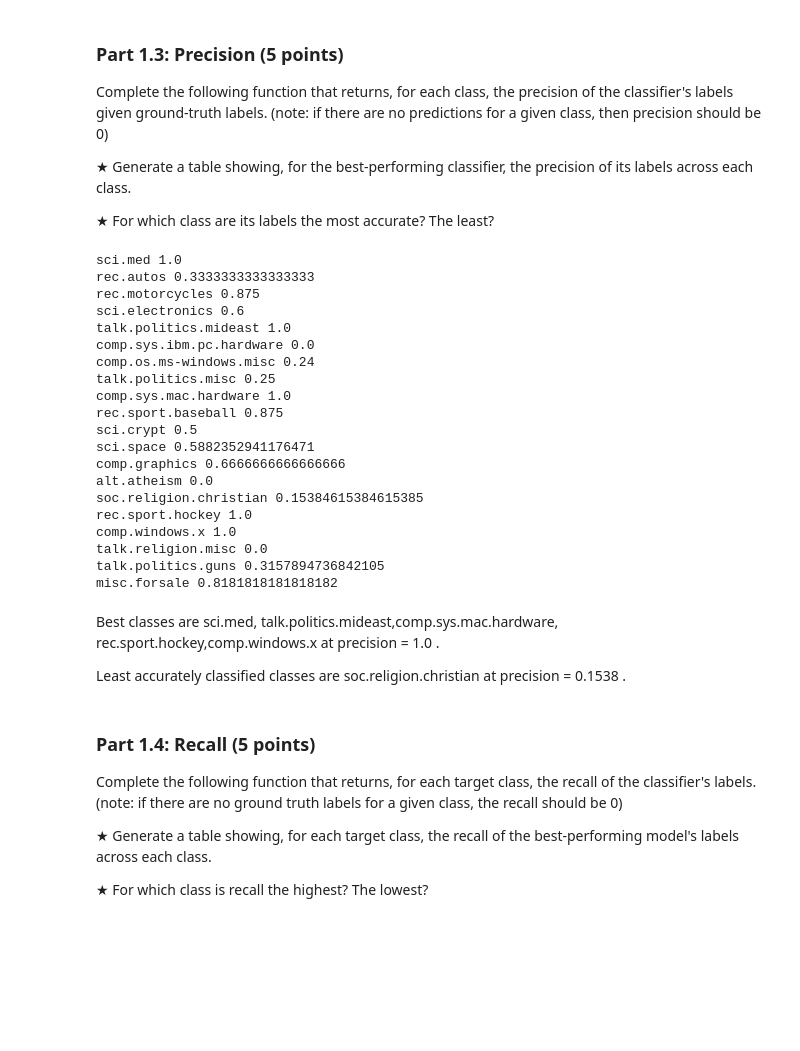
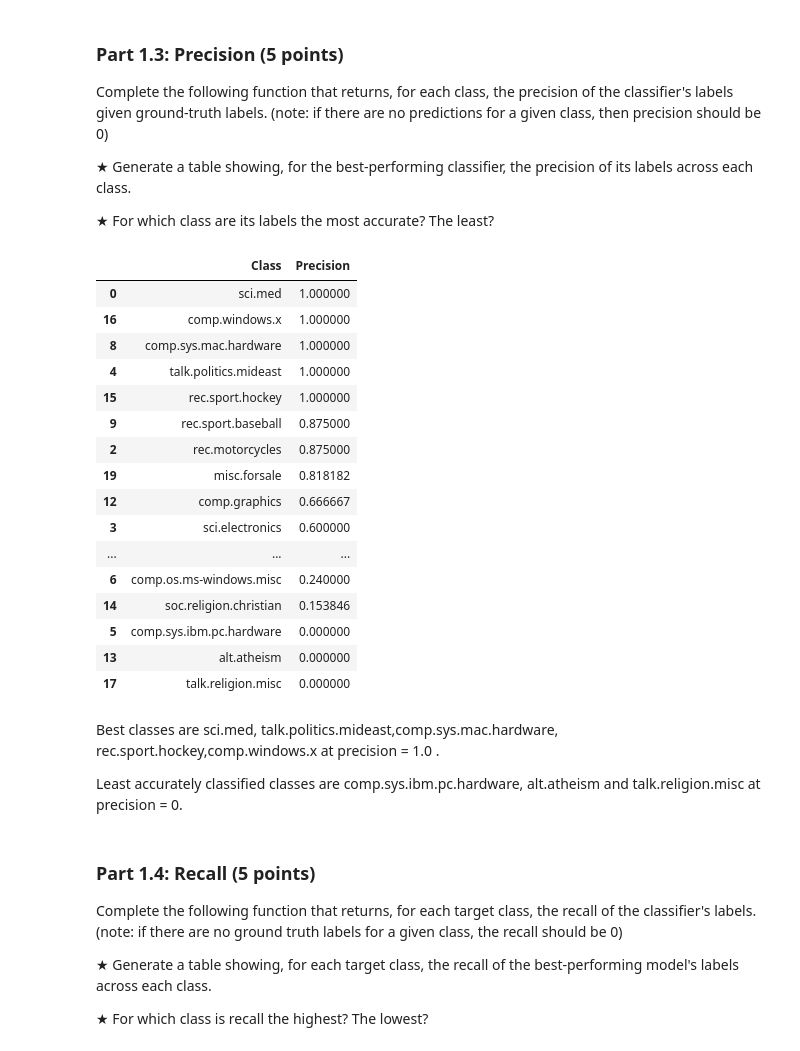
Before and after one commit to suying01/NLP, a Jupyter notebook: HW1.ipynb, the cells around one changed output. Cells and saved outputs as stored; diff of their text form; code cells hidden in the pictures; blank space fills up the shorter version.

```diff
--- a/HW1.ipynb
+++ b/HW1.ipynb
@@ -489,4 +489,9 @@ for model in models:
 
 save_results(accuracies, "results/accuracies.json")
 
+with open("results/accuracies.json", "r") as f:
+  results = json.load(f)
+for result in results:
+  print(result, results[result])
+
 best_model = "gemma3:4b" # TODO: Which model performed the best?
@@ -500,60 +510,59 @@ Complete the following function that returns, for each class, the precision of t
 # %%
 def part1_3_prec(x: DataFrame, y: str) -> dict[str, float]:
     # TODO: Implement this function
     pred_col = f"predictions_{y}"
     preds = [normalize_prediction(p) for p in x[pred_col]]
     trues = list(x["newsgroup"])
 
     precision = {}
     for label in labels:
         predicted_as_label = [t for p, t in zip(preds, trues) if p == label]
         if not predicted_as_label:
             precision[label] = 0.0
         else:
             correct = sum(t == label for t in predicted_as_label)
             precision[label] = correct / len(predicted_as_label)
     return precision
 
 if best_model not in models:
     print(f"best_model is still {best_model!r}. Set it in Part 1.2 to one of {models}, "
           f"then re-run this cell.")
     best_model_prec = None
 else:
     best_model_prec = part1_3_prec(classification_data, best_model)
 
 save_results(best_model_prec, "results/best_model_prec.json")
 
 # TODO: Scratch space for analyzing the precision.
-with open("results/best_model_prec.json", "r") as f:
-    results = json.load(f)
+precision_table = pd.DataFrame(
+    list(best_model_prec.items()),
+    columns=["Class", "Precision"]
+)
+precision_table = precision_table.sort_values("Precision", ascending=False)
 
-for result in results:
-  print(result, results[result])
+precision_table
 # %% [output]
-sci.med 1.0
-rec.autos 0.3333333333333333
-rec.motorcycles 0.875
-sci.electronics 0.6
-talk.politics.mideast 1.0
-comp.sys.ibm.pc.hardware 0.0
-comp.os.ms-windows.misc 0.24
-talk.politics.misc 0.25
-comp.sys.mac.hardware 1.0
-rec.sport.baseball 0.875
-sci.crypt 0.5
-sci.space 0.5882352941176471
-comp.graphics 0.6666666666666666
-alt.atheism 0.0
-soc.religion.christian 0.15384615384615385
-rec.sport.hockey 1.0
-comp.windows.x 1.0
-talk.religion.misc 0.0
-talk.politics.guns 0.3157894736842105
-misc.forsale 0.8181818181818182
+|  | Class | Precision |
+| 0 | sci.med | 1.000000 |
+| 16 | comp.windows.x | 1.000000 |
+| 8 | comp.sys.mac.hardware | 1.000000 |
+| 4 | talk.politics.mideast | 1.000000 |
+| 15 | rec.sport.hockey | 1.000000 |
+| 9 | rec.sport.baseball | 0.875000 |
+| 2 | rec.motorcycles | 0.875000 |
+| 19 | misc.forsale | 0.818182 |
+| 12 | comp.graphics | 0.666667 |
+| 3 | sci.electronics | 0.600000 |
+| ... | ... | ... |
+| 6 | comp.os.ms-windows.misc | 0.240000 |
+| 14 | soc.religion.christian | 0.153846 |
+| 5 | comp.sys.ibm.pc.hardware | 0.000000 |
+| 13 | alt.atheism | 0.000000 |
+| 17 | talk.religion.misc | 0.000000 |
 # %% [markdown]
 Best classes are sci.med, talk.politics.mideast,comp.sys.mac.hardware, rec.sport.hockey,comp.windows.x at precision = 1.0 .
 
-Least accurately classified classes are soc.religion.christian at precision = 0.1538 .
+Least accurately classified classes are comp.sys.ibm.pc.hardware, alt.atheism and talk.religion.misc at precision = 0.
 # %% [markdown]
 ### Part 1.4: Recall (5 points)
 Complete the following function that returns, for each target class, the recall of the classifier's labels. (note: if there are no ground truth labels for a given class, the recall should be 0)
```
Also changed, not shown: parts of 6 cells of this notebook.
